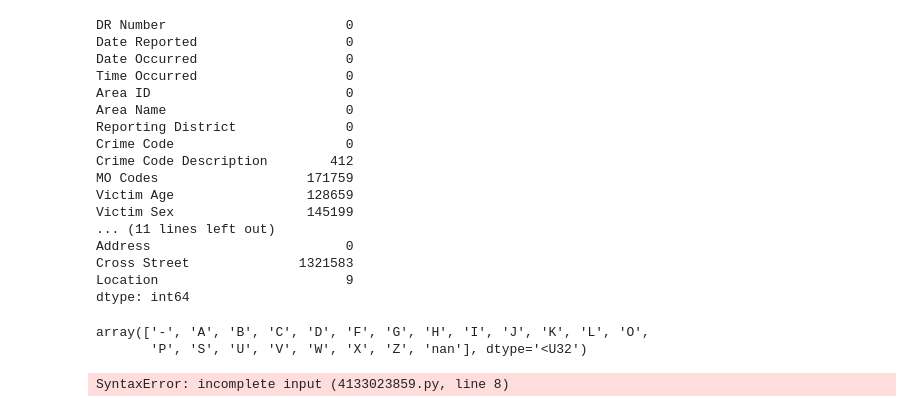
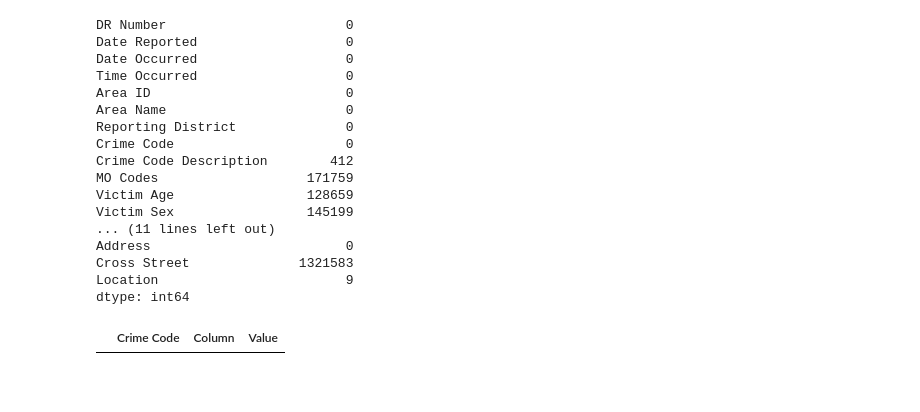
Before and after one commit to TeddyDharma/Crime-in-Los-Angeles, a Jupyter notebook: analytics.ipynb, the cells around one changed output. Saved outputs shown, nothing was run; the diff lists cells and outputs as text; code cells hidden in the pictures; blank space fills up the shorter version.

```diff
--- a/analytics.ipynb
+++ b/analytics.ipynb
@@ -62,33 +62,27 @@ dtype: int64
 # %%
 np.unique(data['Victim Descent'].tolist())
 
 # A: Asian (Asia)
 # B: Black or African American (Hitam atau Afrika-Amerika)
 # C: Chinese (Tionghoa)
 # D: Cambodian (Kamboja)
 # F: Filipino (Filipina)
 # G: Guamanian (Guam)
 # H: Hispanic or Latino (Hispanik atau Latino)
 # I: American Indian or Alaska Native (Penduduk Asli Amerika atau Penduduk Asli Alaska)
 # J: Japanese (Jepang)
 # K: Korean (Korea)
 # L: Laotian (Laos)
 # O: Other (Lain-lain)
 # P: Pacific Islander (Penduduk Pulau Pasifik)
 # S: Samoan (Samoa)
 # U: Hawaiian (Hawaii)
 # V: Vietnamese (Vietnam)
 # W: White or Caucasian (Putih atau Kaukasia)
 # X: Unknown (Tidak Diketahui)
 # Z: Asian Indian (India)
+
+null_list = pd.read_excel("./data/null_list.xlsx")
+null_list.head()
 # %% [output]
-array(['-', 'A', 'B', 'C', 'D', 'F', 'G', 'H', 'I', 'J', 'K', 'L', 'O',
-       'P', 'S', 'U', 'V', 'W', 'X', 'Z', 'nan'], dtype='<U32')
+|  | Crime Code | Column | Value |
-# %%
-def check_null_value(data : pd.DataFrame, columns : list) -> pd.DataFrame:
-    for col in columns:
-        uniq = np.unique(data[col].tolist())
-        for row in range(data.shape[0]):
-            # if data.loc[row, column]
-# %% [output]
-SyntaxError: incomplete input (4133023859.py, line 8)
```
Also changed, not shown: parts of 5 cells of this notebook, 1 other file.
